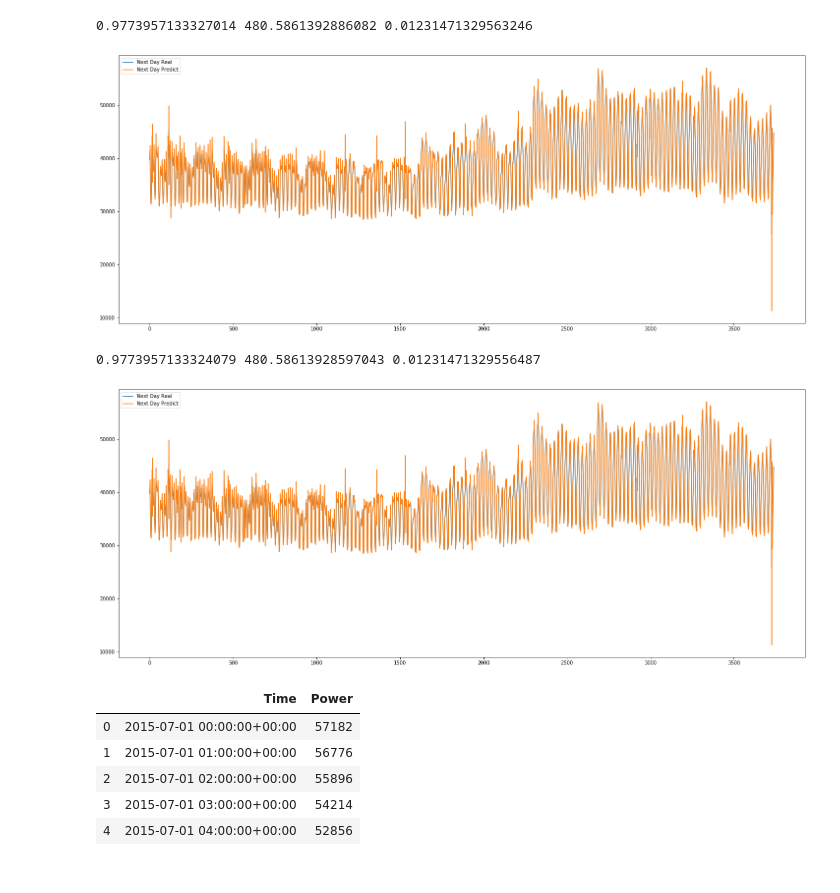
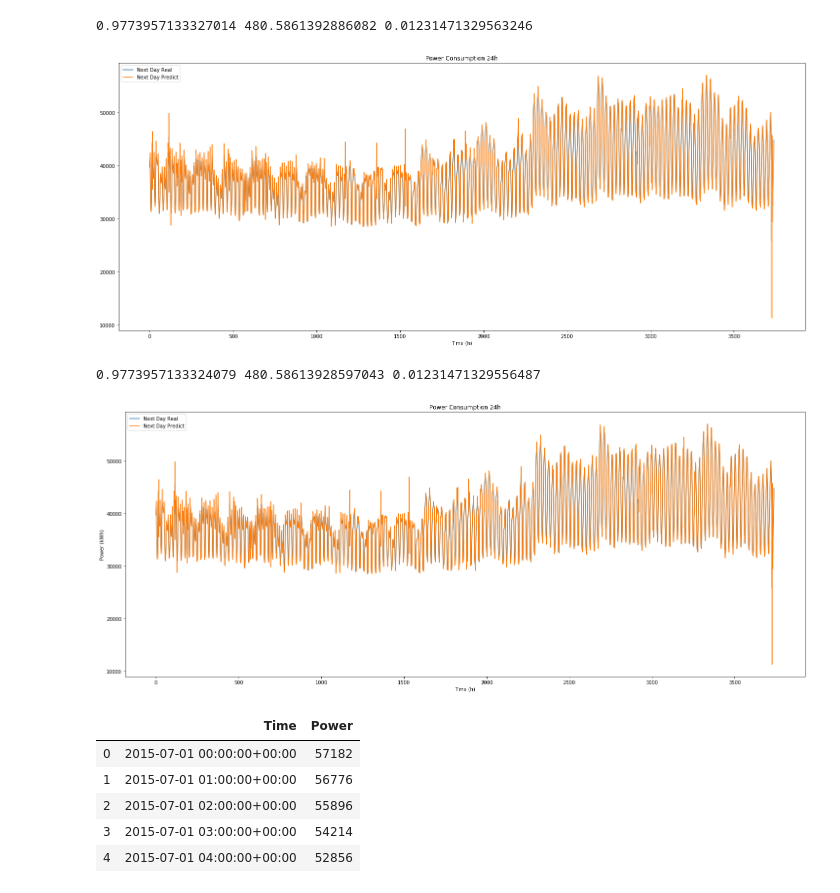
Before and after one commit to Thabetten/Advanced-Data-Science-Capstone-IBM, a Jupyter notebook: IBM_Advanced_DS_capstone.ipynb, the cells around one changed output. Drawn from its saved outputs; the diff is of its cells as text; code cells hidden in the pictures.

```diff
--- a/IBM_Advanced_DS_capstone.ipynb
+++ b/IBM_Advanced_DS_capstone.ipynb
@@ -293,18 +305,18 @@ print(sk.metrics.r2_score(y_test_4_NW, np.array(pred2)), mae, mae/np.mean(y_test
 # %%
 l = [x*1 for x in pred2]
 fig=plt.figure()
 ax = plt.axes()
 ax.plot(np.arange(0,len(y_test_4_NW)), y_test_4_NW, label = 'Next Day Real')
 #ax.plot(np.arange(0,len(y_test_4_NW)), list(l), label = 'Next Day Real')
 ax.plot(np.arange(0,len(y_test_4_NW)), pred2, label =  'Next Day Predict')
 ax.set_xlabel('Time (h)')
-ax.set_xlabyl('Power (kWh)')
+ax.set_label('Power (kWh)')
 ax.set_title('Power Consumption 24h')
 
 plt.legend(loc="upper left")
 plt.show()
 # %% [output]
-[figure, old version]
+[figure, new version]
 # %%
 
 
@@ -325,13 +337,13 @@ ax.plot(np.arange(0,len(y_test_4_NW)), y_test_4_NW, label = 'Next Day Real')
 #ax.plot(np.arange(0,len(y_test_4_NW)), list(l), label = 'Next Day Real')
 ax.plot(np.arange(0,len(y_test_4_NW)), pred3, label =  'Next Day Predict')
 ax.set_xlabel('Time (h)')
-ax.set_xlabyl('Power (kWh)')
+ax.set_ylabel('Power (kWh)')
 ax.set_title('Power Consumption 24h')
 
 plt.legend(loc="upper left")
 plt.show()
 # %% [output]
-[figure, old version]
+[figure, new version]
 # %%
 dfpow_NW = pd.DataFrame({'Time':time_NW, 'Power':power_NW})
 dfpow_NW['Time'] = pd.to_datetime(dfpow_NW['Time'])
```
Also changed, not shown: parts of 19 cells of this notebook.
